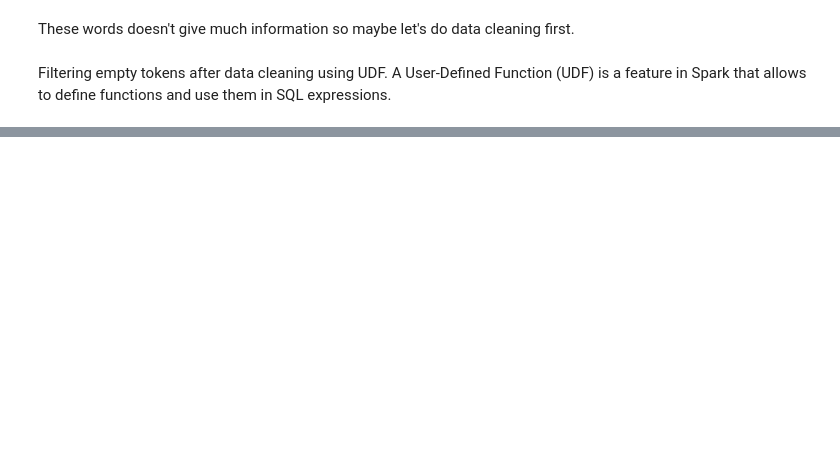
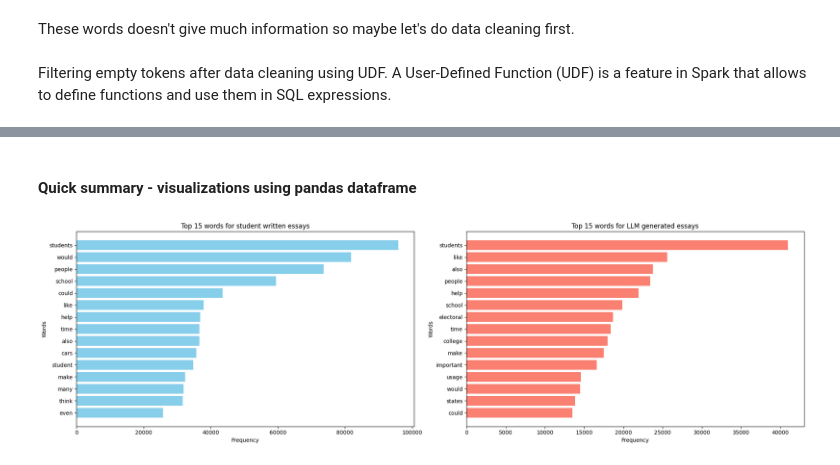
Before and after one commit to nathaIie/little_projects, a Jupyter notebook: llm_ninja.ipynb, the cells around one changed output, grey strips where cells are left out. Drawn from its saved outputs; the diff is of its cells as text; code cells hidden in the pictures; blank space fills up the shorter version.

```diff
--- a/llm_ninja.ipynb
+++ b/llm_ninja.ipynb
@@ -316,7 +322,7 @@ stop_words_remover = StopWordsRemover(
     stopWords = all_stopwords
 )
 # %%
-cleaned_data = clean_text(filtered_data)
+cleaned_data = clean_text(data)
 cleaned_data = tokenizer.transform(cleaned_data)
 cleaned_data = stop_words_remover.transform(cleaned_data)
 # %% [markdown]
@@ -405,0 +537,2 @@ Top words for label 1:
+# %% [markdown]
+#### Quick summary - visualizations using pandas dataframe
@@ -405,0 +560,44 @@ Top words for label 1:
+# %%
+def get_top_words_and_freqs(words, label, n = 15):
+    word_freq = {}
+    for word_list in words[data_pd["label"] == label]:
+        for word in word_list:
+            if word in word_freq:
+                word_freq[word] += 1
+            else:
+                word_freq[word] = 1
+
+    sorted_word_freq = sorted(word_freq.items(), key = lambda x: x[1], reverse = True)
+
+    top_words = [item[0] for item in sorted_word_freq[:n]]
+    top_freqs = [item[1] for item in sorted_word_freq[:n]]
+
+    return top_words, top_freqs
+
+top_15_words_label_0, top_15_freqs_label_0 = get_top_words_and_freqs(
+    data_pd["filtered_words"], label = 0
+)
+top_15_words_label_1, top_15_freqs_label_1 = get_top_words_and_freqs(
+    data_pd["filtered_words"], label = 1
+)
+# %%
+plt.figure(figsize = (20, 6))
+
+plt.subplot(1, 2, 1)
+plt.barh(top_15_words_label_0, top_15_freqs_label_0, color = "skyblue")
+plt.xlabel("Frequency")
+plt.ylabel("Words")
+plt.title("Top 15 words for student written essays")
+plt.gca().invert_yaxis()
+
+plt.subplot(1, 2, 2)
+plt.barh(top_15_words_label_1, top_15_freqs_label_1, color = "salmon")
+plt.xlabel("Frequency")
+plt.ylabel("Words")
+plt.title("Top 15 words for LLM generated essays")
+plt.gca().invert_yaxis()
+
+plt.tight_layout()
+plt.show()
+# %% [output]
+[figure, added]
```
Also changed, not shown: parts of 67 cells of this notebook.
